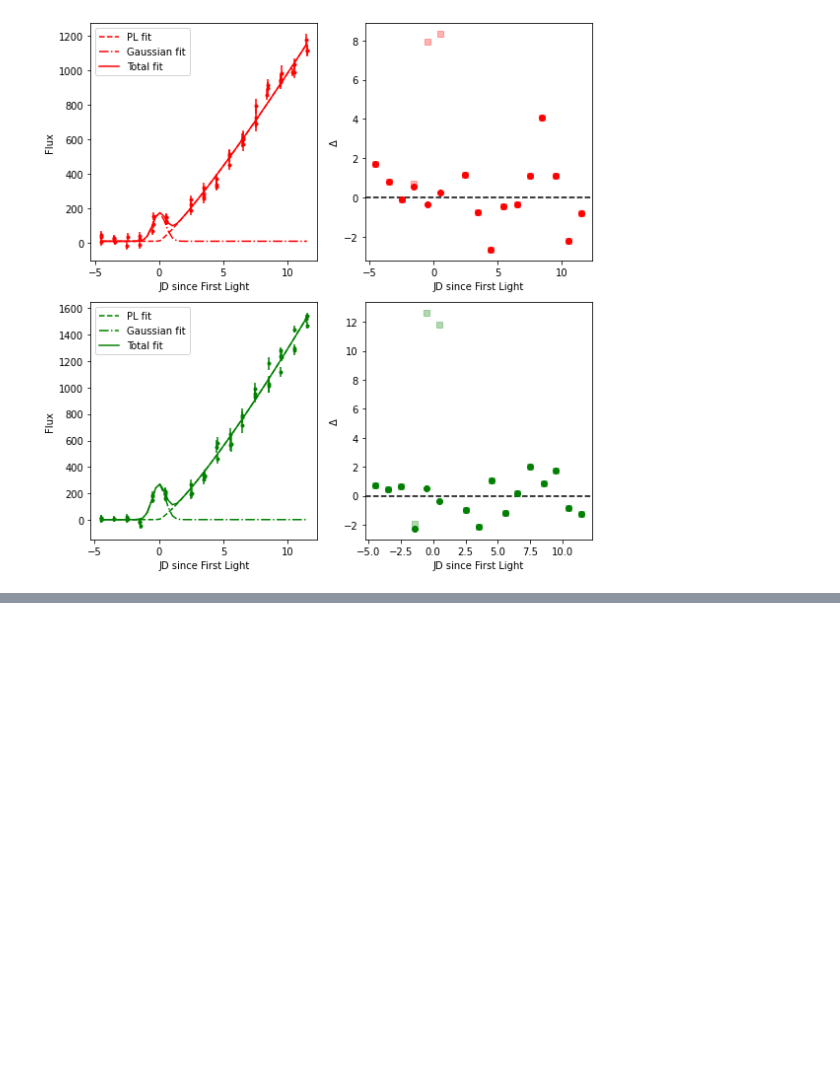
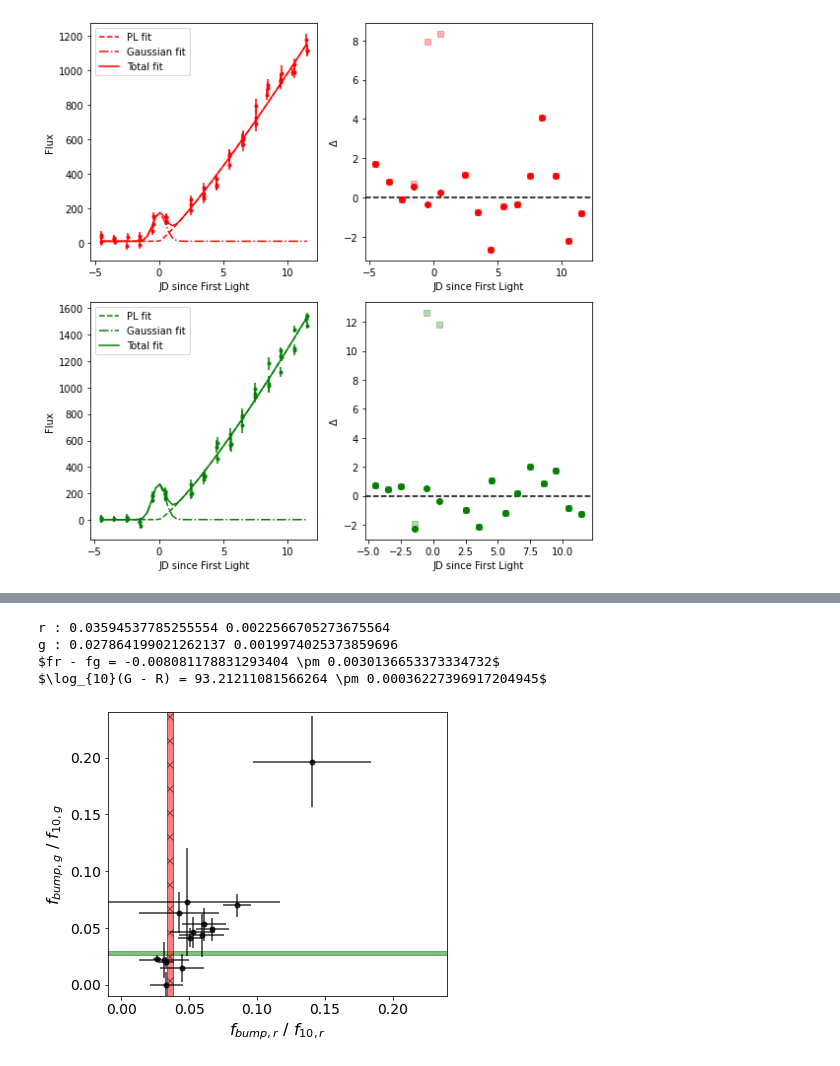
Before and after one commit to Christine8888/earlySN, a Jupyter notebook: Demo.ipynb, the cells around one changed output, grey strips where cells are left out. Drawn from its saved outputs; the diff is of its cells as text; code cells hidden in the pictures; blank space fills up the shorter version.

```diff
--- a/Package testing 2.ipynb
+++ b/Demo.ipynb
@@ -142,0 +140,8 @@ gold
+# %%
+test.analyze_bump_amps()
+# %% [output]
+r : 0.03594537785255554 0.0022566705273675564
+g : 0.027864199021262137 0.0019974025373859696
+$fr - fg = -0.008081178831293404 \pm 0.0030136653373334732$
+$\log_{10}(G - R) = 93.21211081566264 \pm 0.00036227396917204945$
+[figure, added]
```
Also changed, not shown: parts of 19 cells of this notebook, 22 other files.
